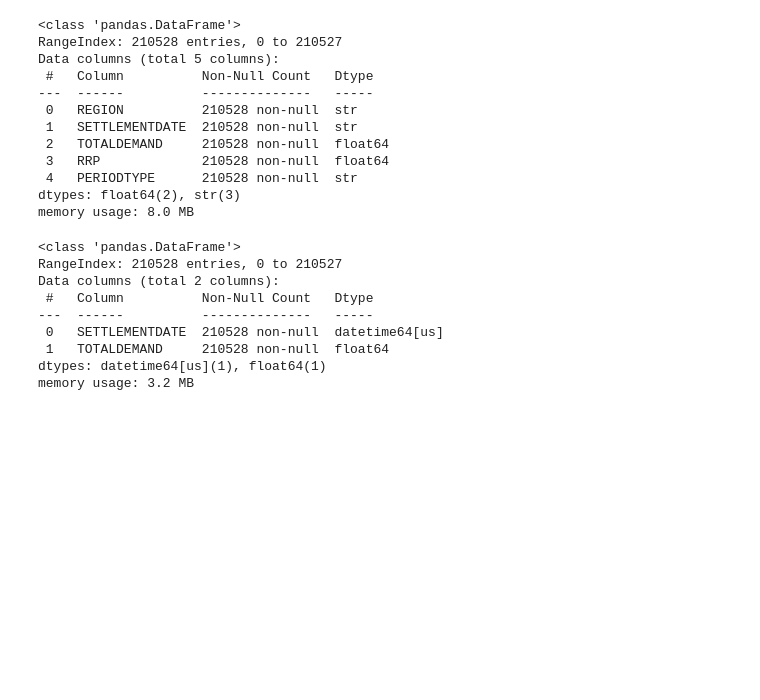
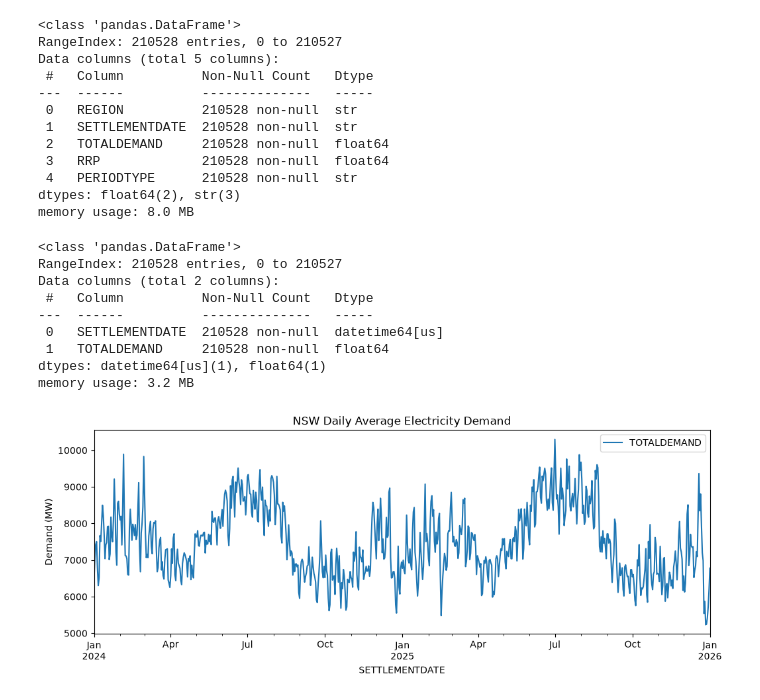
Before and after one commit to hit2412/nsw-electricity-demand-forecast, a Jupyter notebook: notebooks/01_data_exploration.ipynb, the cells around one changed output. Saved outputs shown, nothing was run; the diff lists cells and outputs as text; code cells hidden in the pictures; blank space fills up the shorter version.

Commit message:
Save EDA notebook with chart

```diff
--- a/notebooks/01_data_exploration.ipynb
+++ b/notebooks/01_data_exploration.ipynb
@@ -50,3 +50,11 @@ Data columns (total 2 columns):
  1   TOTALDEMAND     210528 non-null  float64
 dtypes: datetime64[us](1), float64(1)
 memory usage: 3.2 MB
+# %%
+daily = demand.set_index("SETTLEMENTDATE").resample("D").mean()
+# %%
+daily.plot(figsize=(12, 4), title="NSW Daily Average Electricity Demand")
+plt.ylabel("Demand (MW)")
+plt.show()
+# %% [output]
+[figure, added]
```
